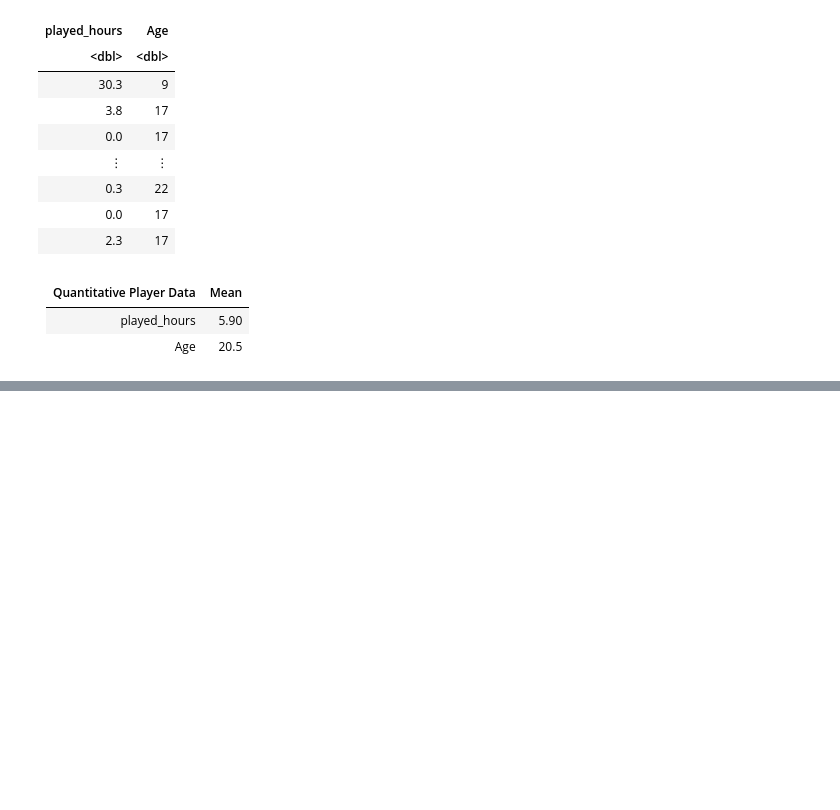
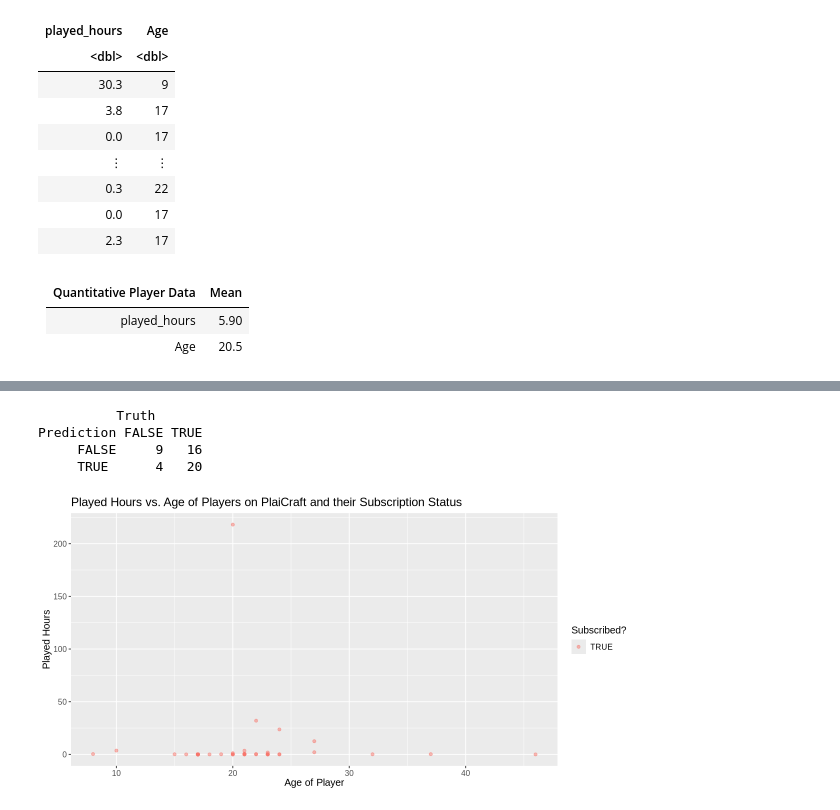
Before and after one commit to tiffyue/dsci_100_project, a Jupyter notebook: final_project/methods.ipynb, the cells around one changed output, grey strips where cells are left out. Cells and saved outputs as stored; diff of their text form; code cells hidden in the pictures; blank space fills up the shorter version.

```diff
--- a/final_project/methods.ipynb
+++ b/final_project/methods.ipynb
@@ -87,0 +146,6 @@ A tibble: 194 × 2
+# %%
+best_k <- accuracies |>
+        arrange(desc(mean)) |>
+        head(1) |>
+        pull(neighbors)
+best_k
@@ -87,0 +154,13 @@ A tibble: 194 × 2
+# %%
+# calculate the new fit with the best k
+
+players_spec <- nearest_neighbor(weight_func = "rectangular", neighbors = best_k) |>
+    set_engine("kknn") |>
+    set_mode("classification")
+
+players_fit <- workflow() |>
+    add_recipe(players_recipe) |>
+    add_model(players_spec) |>
+    fit(data = players_train)
+
+players_fit
@@ -87,0 +187,6 @@ A tibble: 194 × 2
+# %%
+# predict with the test data
+players_test_predictions <- predict(players_fit, players_test) |>
+  bind_cols(players_test)
+
+players_test_predictions
@@ -87,0 +237,27 @@ A tibble: 194 × 2
+# %%
+# create a confusion matrix to evaluate positives (TRUE) and negative (FALSE)
+confusion <- cancer_test_predictions |>
+             conf_mat(truth = subscribe, estimate = .pred_class)
+confusion
+# %% [output]
+          Truth
+Prediction FALSE TRUE
+     FALSE     9   16
+     TRUE      4   20
+# %%
+# scatterplot of played_hours vs Age when evaluating .pred class (TRUE oR
+options(repr.plot.height = 5, repr.plot.width = 10)
+subscribe_plot <- players_test_predictions |>
+                    ggplot(aes(x = Age, y = played_hours,
+                              color = .pred_class)) +
+                    geom_point(alpha = 0.5) +
+                    labs(x = "Age of Player",
+                         y = "Played Hours",
+                         color = "Subscribed?") +
+                    ggtitle("Played Hours vs. Age of Players on PlaiCraft and their Subscription Status") +
+                    theme(text = element_text(size = 12))
+
+
+subscribe_plot
+# %% [output]
+[figure, added]
```
Also changed, not shown: parts of 13 cells of this notebook.
